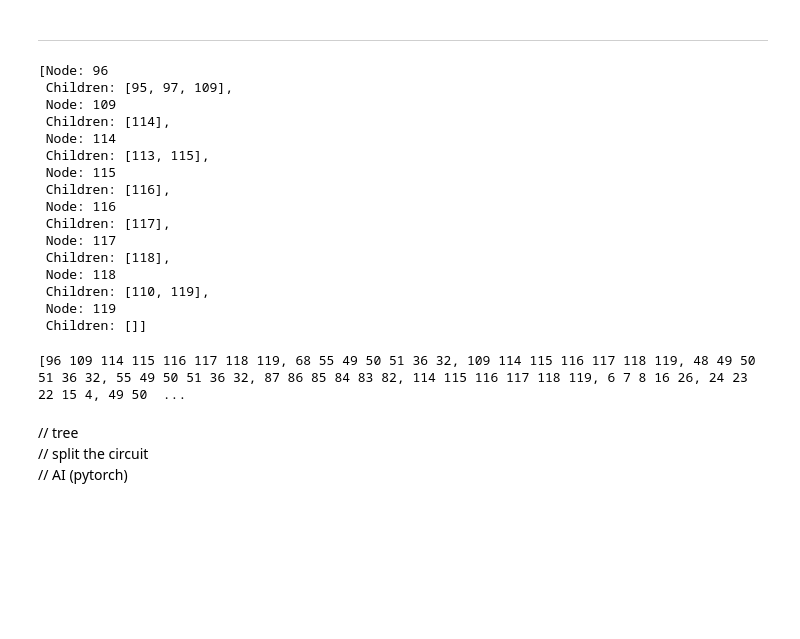
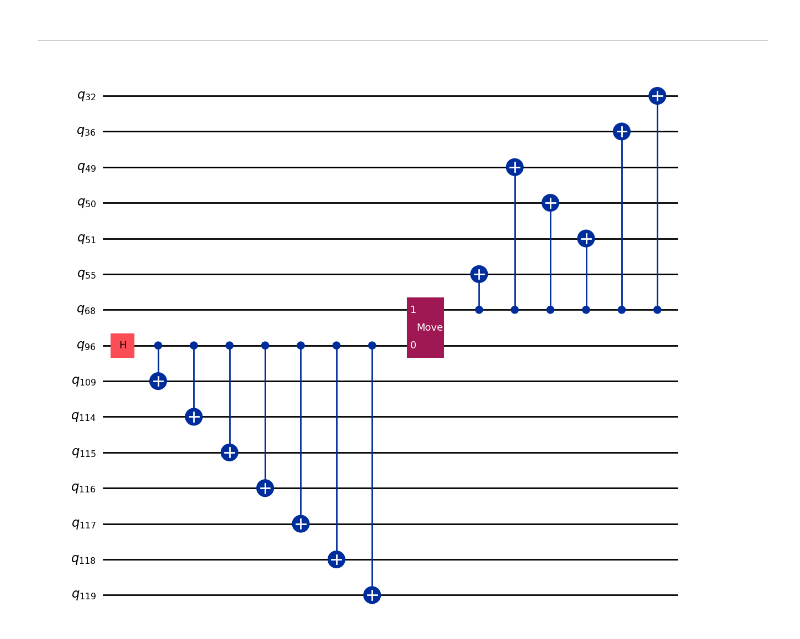
Before and after one commit to Dpbm/ghz, a Jupyter notebook: Untitled.ipynb, the cells around one changed output. Cells and saved outputs as stored; diff of their text form; code cells hidden in the pictures; blank space fills up the shorter version.

Commit message:
testing circuit knitting

```diff
--- a/Untitled.ipynb
+++ b/Untitled.ipynb
@@ -251,6 +262,33 @@ class Topology:
 
     def get_desc_order_paths(self) -> list[Path]:
         return sorted(self.paths, key= lambda path: path.size, reverse=True)
+
+    def get_experiments_paths(self) -> list[Path]:
+        paths = self.get_desc_order_paths()
+        qubits = {i for i in range(self.backend.num_qubits)}
+        selected_paths = []
+        visited_paths = set()
+
+        while len(qubits) > 0:
+            biggest_change = 0
+            path_i = 0
+            best_path = paths[0]
+
+            for i,path in enumerate(paths):
+                if(i in visited_paths):
+                    continue
+
+                qubits_difference = len(qubits) - len(qubits - path.nodes_set)
+                if(qubits_difference > biggest_change):
+                    biggest_change = qubits_difference
+                    best_path = path
+                    path_i = i
+
+            visited_paths.add(path_i)
+            selected_paths.append(best_path)
+            qubits -= best_path.nodes_set
+
+        return selected_paths
 # %%
 nodes = [Node(i,[]) for i in range(backend.num_qubits)]
 graph = Graph(nodes)
@@ -258,30 +296,22 @@ topology = Topology(backend, graph)
 topology.map_nodes()
 # %%
 topology.traverse()
-# %%
-topology.get_longest_path().nodes
-# %% [output]
-[Node: 96
- Children: [95, 97, 109],
- Node: 109
- Children: [114],
- Node: 114
- Children: [113, 115],
- Node: 115
- Children: [116],
- Node: 116
- Children: [117],
- Node: 117
- Children: [118],
- Node: 118
- Children: [110, 119],
- Node: 119
- Children: []]
-# %%
-print(topology.get_desc_order_paths()[:10])
-# %% [output]
-[96 109 114 115 116 117 118 119, 68 55 49 50 51 36 32, 109 114 115 116 117 118 119, 48 49 50 51 36 32, 55 49 50 51 36 32, 87 86 85 84 83 82, 114 115 116 117 118 119, 6 7 8 16 26, 24 23 22 15 4, 49 50  ...
-# %% [markdown]
-// tree\
-// split the circuit\
-// AI (pytorch)
+# %%
+experiments = topology.get_experiments_paths()
+# %%
+qc = QuantumCircuit(backend.num_qubits)
+
+superposition_node = experiments[0].nodes[0].value
+qc.h(superposition_node)
+
+for i,experiment in enumerate(experiments[:2]):
+    nodes = experiment.nodes
+    first_node = nodes[0].value
+    for node_i in nodes[1:]:
+        qc.cx(first_node, node_i.value)
+    if(i != 1):
+        qc.append(Move(), [96,68])
+
+qc.draw('mpl', idle_wires=False)
+# %% [output]
+[figure, added]
```
Also changed, not shown: parts of 12 cells of this notebook, 3 other files.
